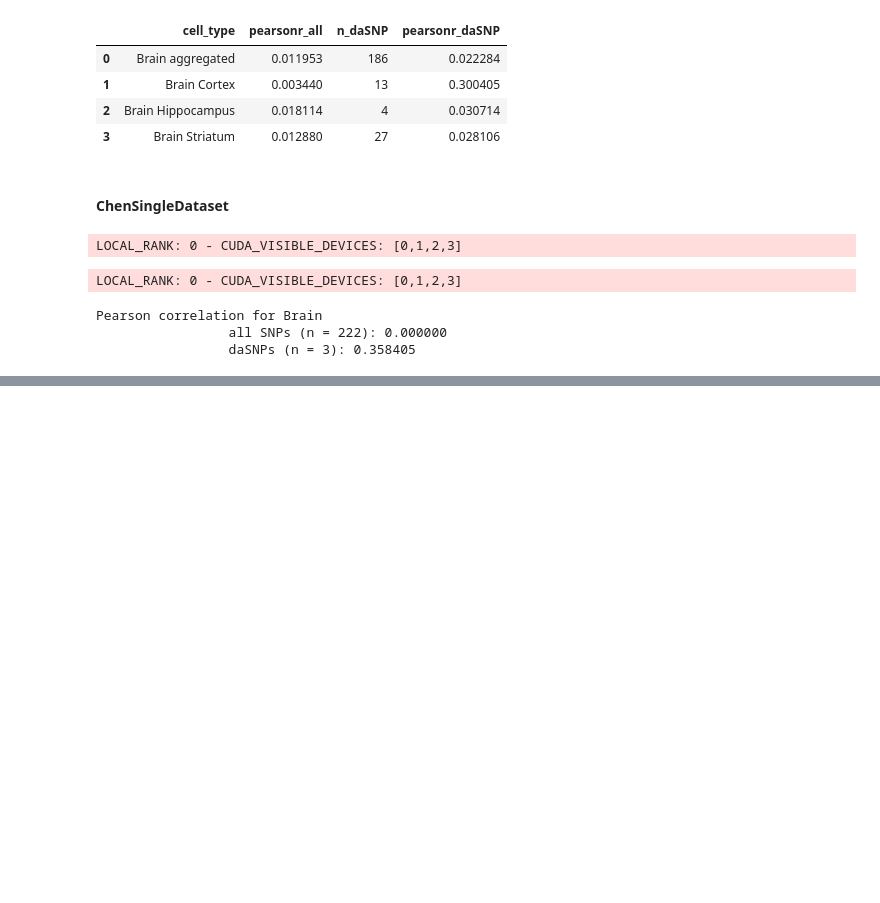
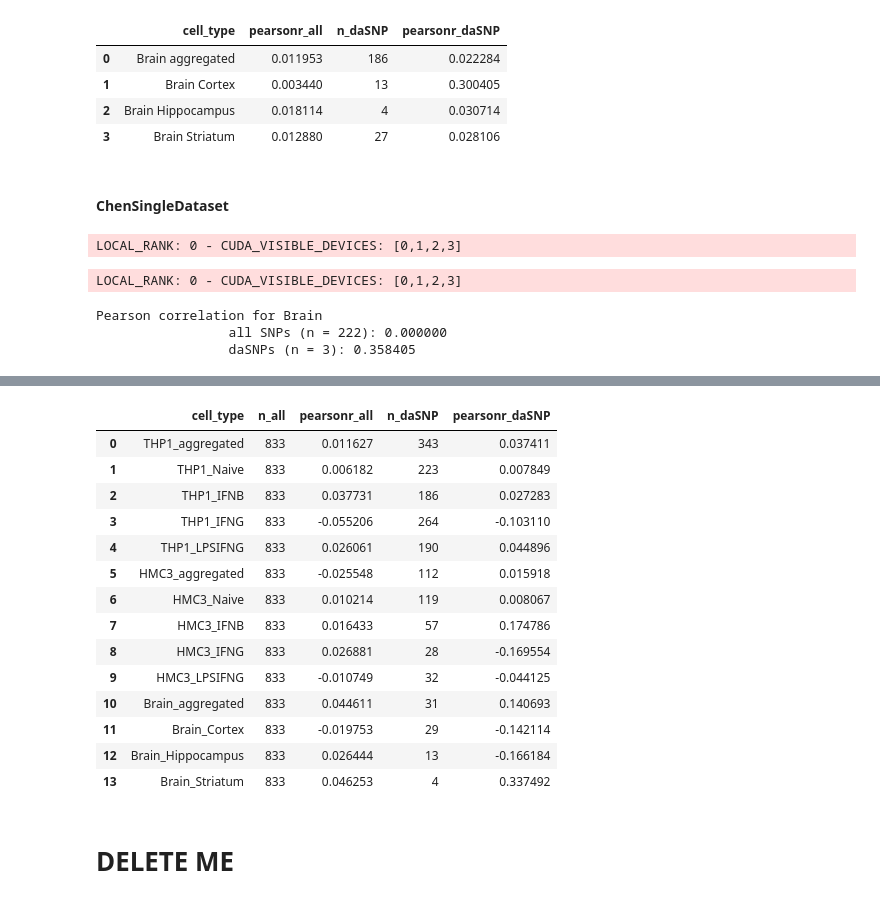
Before and after one commit to autosome-ru/MPRA-MNIST, a Jupyter notebook: mpramnist/Chen2025/ChenDataset_example.ipynb, the cells around one changed output, grey strips where cells are left out. Saved outputs shown, nothing was run; the diff lists cells and outputs as text; code cells hidden in the pictures; blank space fills up the shorter version.

```diff
--- a/mpramnist/Chen2025/ChenDataset_example.ipynb
+++ b/mpramnist/Chen2025/ChenDataset_example.ipynb
@@ -296,0 +430,22 @@ Pearson correlation for Brain
+# %%
+# use mean of all tracks
+
+Chen_AlphaGenome_variants_prediction(ag_preds, CT, True)
+# %% [output]
+|  | cell_type | n_all | pearsonr_all | n_daSNP | pearsonr_daSNP |
+| 0 | THP1_aggregated | 833 | 0.011627 | 343 | 0.037411 |
+| 1 | THP1_Naive | 833 | 0.006182 | 223 | 0.007849 |
+| 2 | THP1_IFNB | 833 | 0.037731 | 186 | 0.027283 |
+| 3 | THP1_IFNG | 833 | -0.055206 | 264 | -0.103110 |
+| 4 | THP1_LPSIFNG | 833 | 0.026061 | 190 | 0.044896 |
+| 5 | HMC3_aggregated | 833 | -0.025548 | 112 | 0.015918 |
+| 6 | HMC3_Naive | 833 | 0.010214 | 119 | 0.008067 |
+| 7 | HMC3_IFNB | 833 | 0.016433 | 57 | 0.174786 |
+| 8 | HMC3_IFNG | 833 | 0.026881 | 28 | -0.169554 |
+| 9 | HMC3_LPSIFNG | 833 | -0.010749 | 32 | -0.044125 |
+| 10 | Brain_aggregated | 833 | 0.044611 | 31 | 0.140693 |
+| 11 | Brain_Cortex | 833 | -0.019753 | 29 | -0.142114 |
+| 12 | Brain_Hippocampus | 833 | 0.026444 | 13 | -0.166184 |
+| 13 | Brain_Striatum | 833 | 0.046253 | 4 | 0.337492 |
+# %% [markdown]
+# DELETE ME
```
Also changed, not shown: parts of 19 cells of this notebook, 10 other files.
